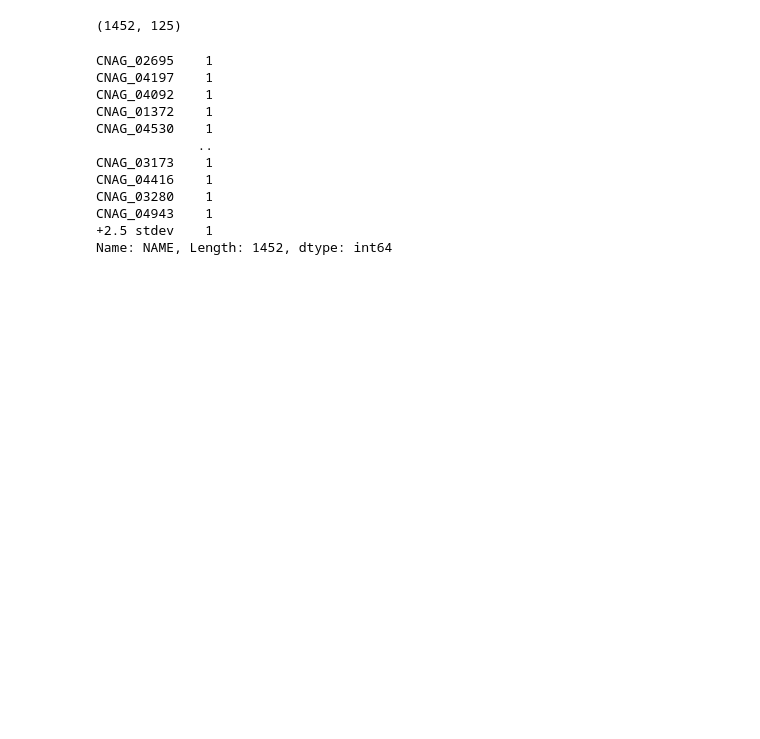
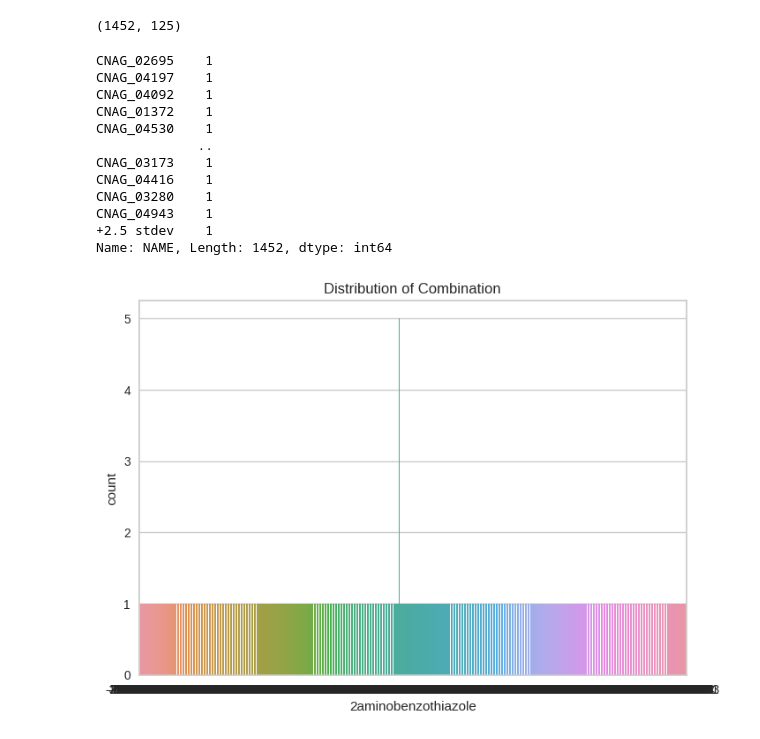
Before and after one commit to mozey256/OSCAAR, a Jupyter notebook: chemo_data_EDA.ipynb, the cells around one changed output. Saved outputs shown, nothing was run; the diff lists cells and outputs as text; code cells hidden in the pictures; blank space fills up the shorter version.

```diff
--- a/chemo_data_EDA.ipynb
+++ b/chemo_data_EDA.ipynb
@@ -139,9 +139,11 @@ CNAG_04943    1
 Name: NAME, Length: 1452, dtype: int64
 # %%
 # Distribution of the target variable
-sns.countplot(x='2aminobenzothiazole', data=chem)
+sns.countplot(x='2aminobenzothiazole', data=mdata)
 plt.title('Distribution of Combination')
 plt.show()
+# %% [output]
+[figure, added]
 # %%
 # Boxplot of each feature
 chem.boxplot(figsize=(15, 10))
```
Also changed, not shown: parts of 10 cells of this notebook.
